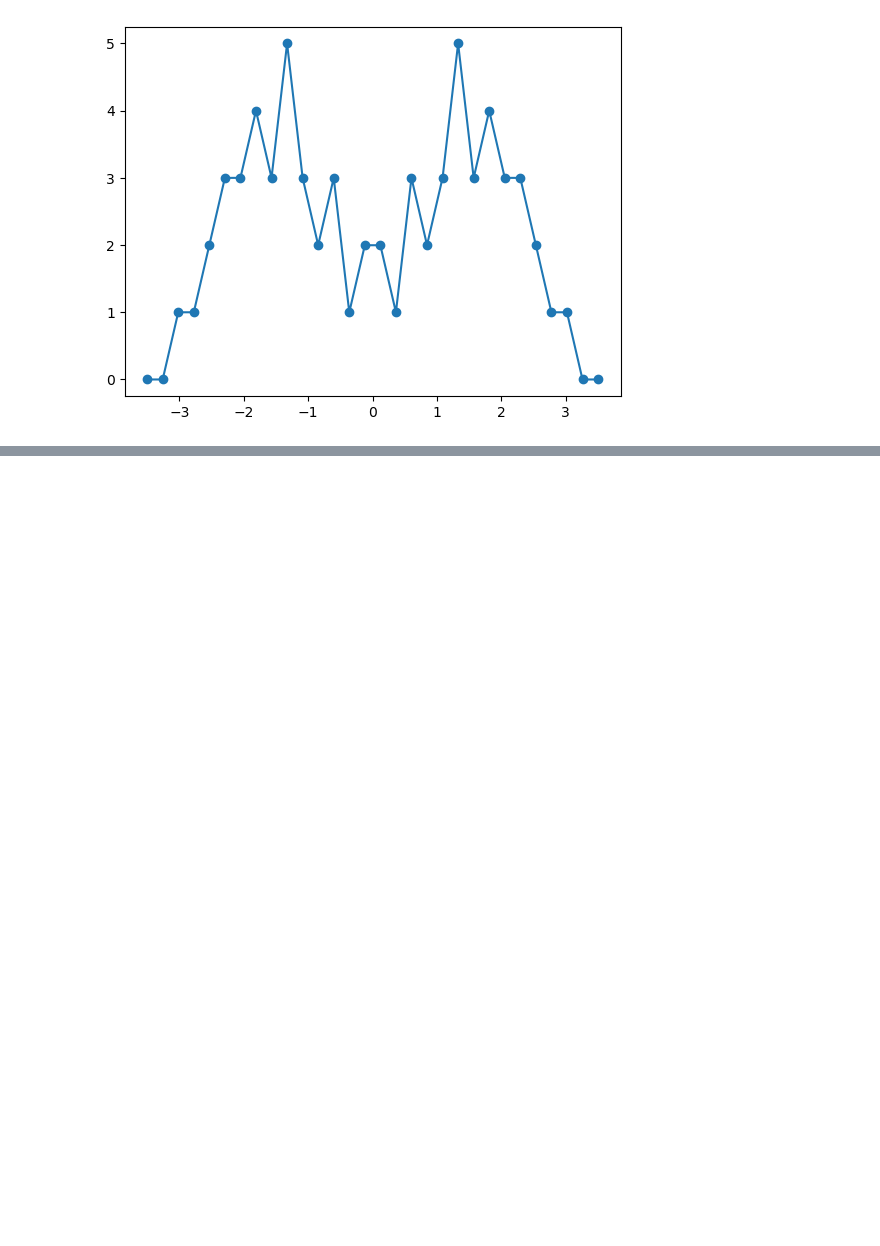
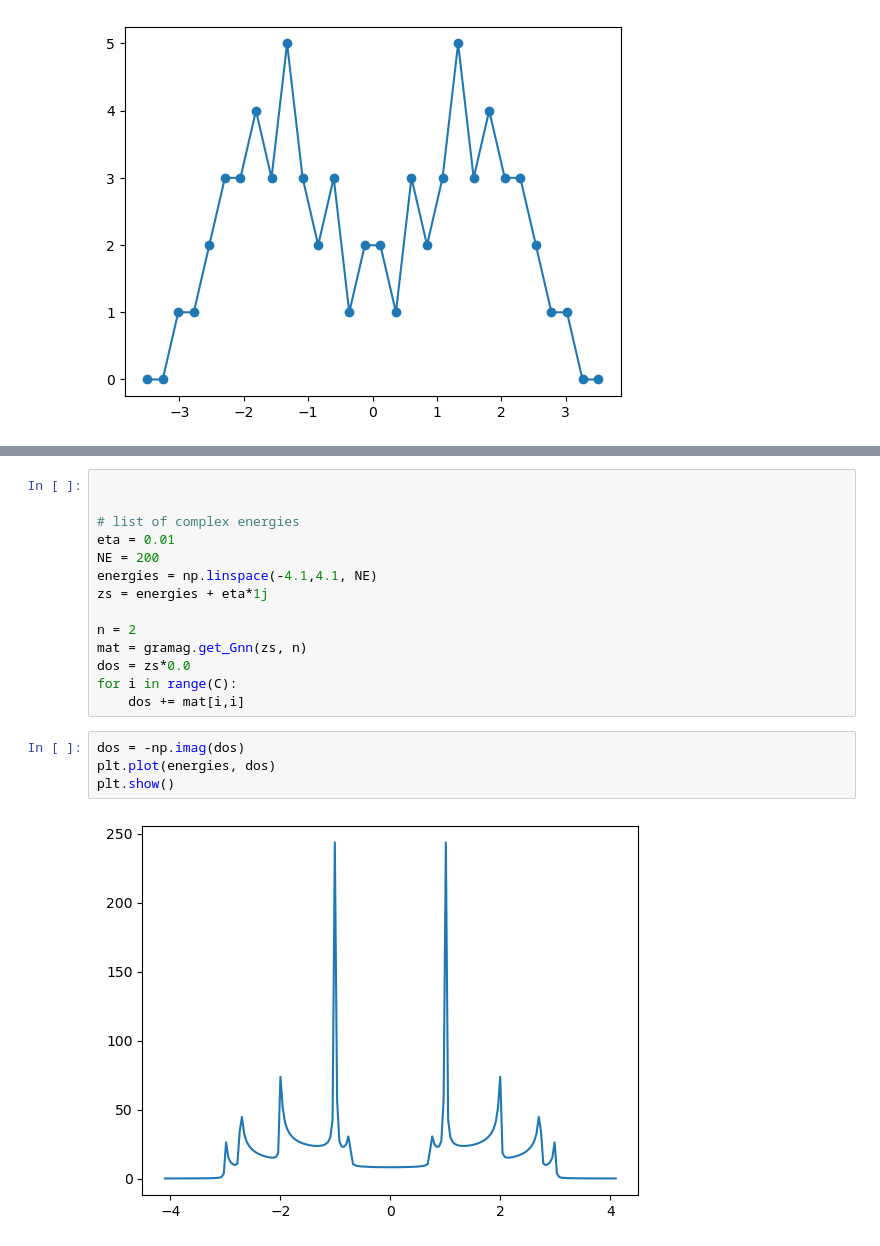
Before and after one commit to simaomenesesjoao/rgf, a Jupyter notebook: examples.ipynb, the cells around one changed output, grey strips where cells are left out. Saved outputs shown, nothing was run; the diff lists cells and outputs as text; blank space fills up the shorter version.

```diff
--- a/examples.ipynb
+++ b/examples.ipynb
@@ -75,0 +124,20 @@ plt.show()
+# %%
+
+
+# list of complex energies
+eta = 0.01
+NE = 200
+energies = np.linspace(-4.1,4.1, NE)
+zs = energies + eta*1j
+
+n = 2
+mat = gramag.get_Gnn(zs, n)
+dos = zs*0.0
+for i in range(C):
+    dos += mat[i,i]
+# %%
+dos = -np.imag(dos)
+plt.plot(energies, dos)
+plt.show()
+# %% [output]
+[figure, added]
```
Also changed, not shown: parts of 10 cells of this notebook, 3 other files.
